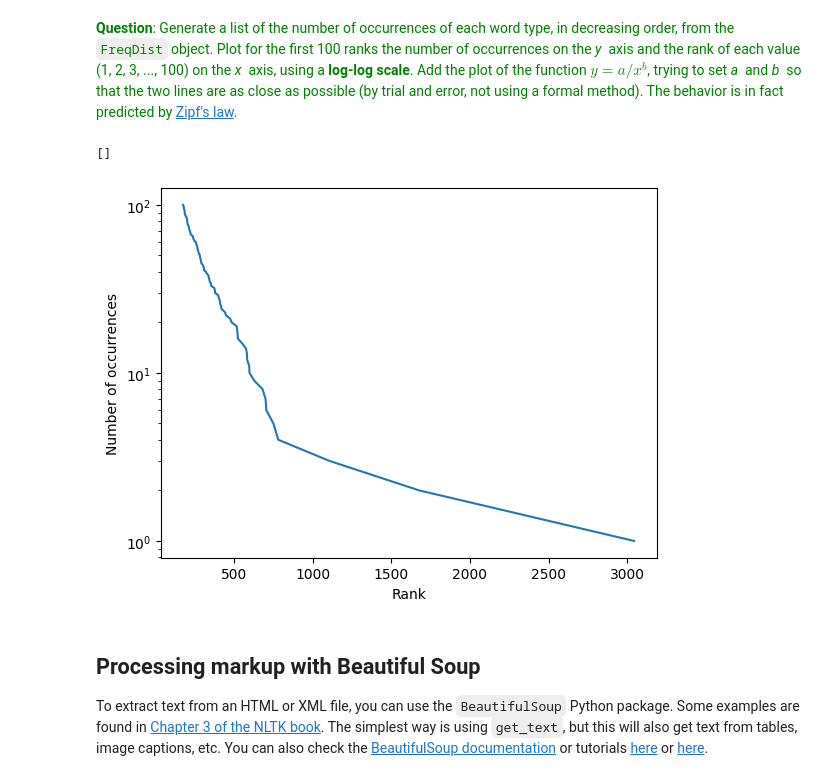
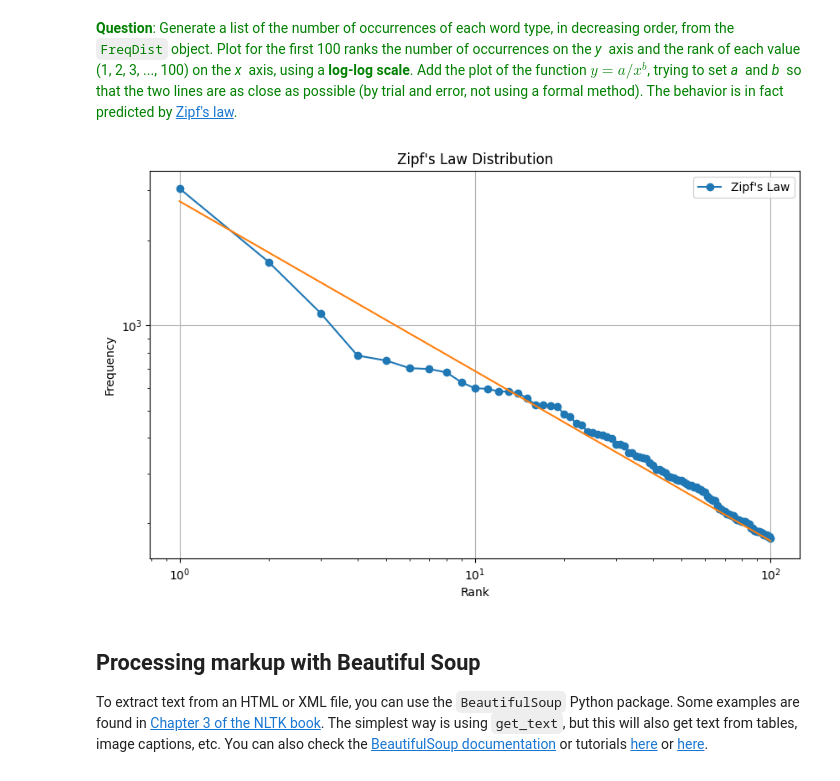
Before and after one commit to dave1b/TSM_AnTeDe, a Jupyter notebook: week 1/MSE_AnTeDe_Lab1_dave_brunner.ipynb, the cells around one changed output. Cells and saved outputs as stored; diff of their text form; code cells hidden in the pictures.

```diff
--- a/week 1/MSE_AnTeDe_Lab1_dave_brunner.ipynb
+++ b/week 1/MSE_AnTeDe_Lab1_dave_brunner.ipynb
@@ -233,17 +221,36 @@ Knowledge of the Zipf distribution has been used to build better neural language
 https://medium.com/@_init_/using-zipfs-law-to-improve-neural-language-models-4c3d66e6d2f6).
 # %% [markdown]
 <font color='green'>**Question**: Generate a list of the number of occurrences of each word type, in decreasing order, from the `FreqDist` object.  Plot for the first 100 ranks the number of occurrences on the *y&nbsp;* axis and the rank of each value (1, 2, 3, ..., 100) on the *x&nbsp;* axis, using a **log-log scale**.  Add the plot of the function $y = a/x^b$, trying to set *a&nbsp;* and *b&nbsp;* so that the two lines are as close as possible (by trial and error, not using a formal method).  The behavior is in fact predicted by [Zipf's law](https://en.wikipedia.org/wiki/Zipf%27s_law). </font>
-# %%
-ranks_100 = list(range(1, 101))
-
-most_common_100 = [count for token, count in most_common][:100]
-plt.plot(most_common_100,ranks_100, )
-plt.xlabel("Rank")
-plt.ylabel("Number of occurrences")
-plt.semilogy()
-# %% [output]
-[]
-[figure, removed]
+# %%
+ranks_100 = list(range(1, 101))
+most_common_100 = [count for token, count in token_freq][:100]
+
+plt.figure(figsize=(10, 6))
+plt.plot(range(1, len(ranks_100) + 1), most_common_100, marker='o', linestyle='-')
+plt.xlabel('Rank')
+plt.ylabel('Frequency')
+plt.title('Zipf\'s Law Distribution')
+plt.xscale('log')
+plt.yscale('log')
+plt.legend(['Zipf\'s Law'])
+plt.grid(True)
+
+a = 14**3
+b = 0.6
+def approx_zipf(_rank):
+    return a / (_rank ** b)
+
+y = []
+for rank in ranks_100:
+    y.append(approx_zipf(rank))
+
+# plt.legend(['Fitted function'])
+plt.plot(ranks_100, y, label="Fitted function")
+
+
+plt.show()
+# %% [output]
+[figure, added]
 # %% [markdown]
 ## Processing markup with Beautiful Soup
 To extract text from an HTML or XML file, you can use the `BeautifulSoup` Python package.  Some examples are found in  [Chapter 3 of the NLTK book](http://www.nltk.org/book/ch03.html).  The simplest way is using `get_text`, but this will also get text from tables, image captions, etc. You can also check the
```
Also changed, not shown: parts of 5 cells of this notebook.
